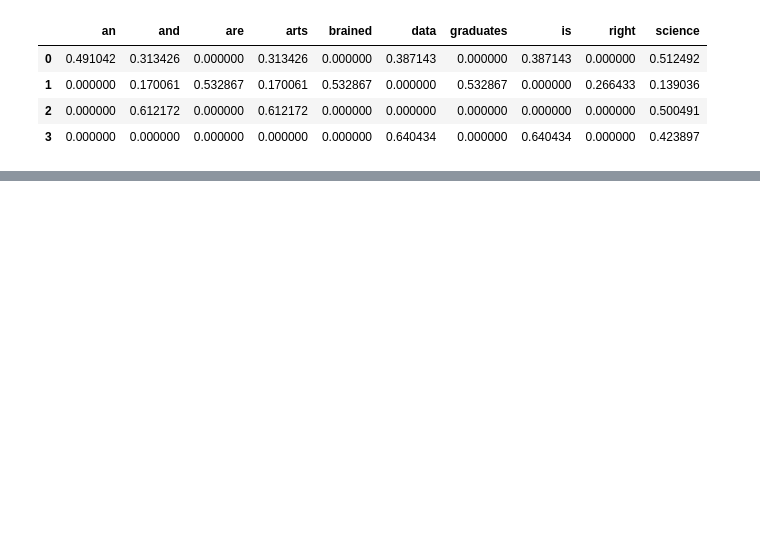
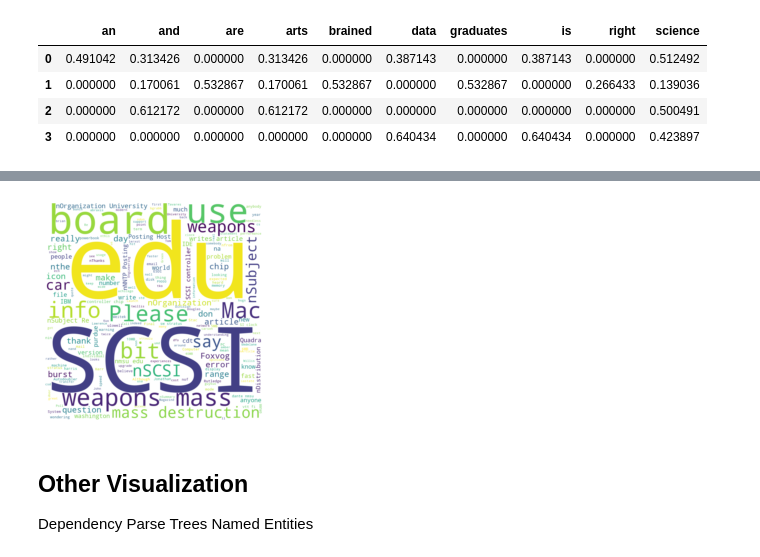
Before and after one commit to kemaladamr/NLP_Fundamentals, a Jupyter notebook: Basic_FeatureExtraction.ipynb, the cells around one changed output, grey strips where cells are left out. Drawn from its saved outputs; the diff is of its cells as text; code cells hidden in the pictures; blank space fills up the shorter version.

```diff
--- a/Basic_FeatureExtraction.ipynb
+++ b/Basic_FeatureExtraction.ipynb
@@ -569,0 +628,2 @@ tfidf_df_small.head()
+# %%
+newsgroups_data_sample = fetch_20newsgroups(subset='train')
@@ -569,0 +643,17 @@ tfidf_df_small.head()
+# %%
+other_stopwords_to_remove = ['\\n', 'n', '\\', '>', 'nLines', 'nI', "n'"]
+STOPWORDS = STOPWORDS.union(set(other_stopwords_to_remove))
+stopwords = set(STOPWORDS)
+text = str(newsgroups_data_sample['data'][:10])
+wordcloud = WordCloud(width=800, height=800, background_color='white',
+                      max_words=200, stopwords=stopwords,
+                      min_font_size=10).generate(text)
+# %%
+plt.imshow(wordcloud, interpolation='bilinear')
+plt.axis('off')
+plt.show()
+# %% [output]
+[figure, added]
+# %% [markdown]
+## Other Visualization
+Dependency Parse Trees Named Entities
```
Also changed, not shown: parts of 20 cells of this notebook.
